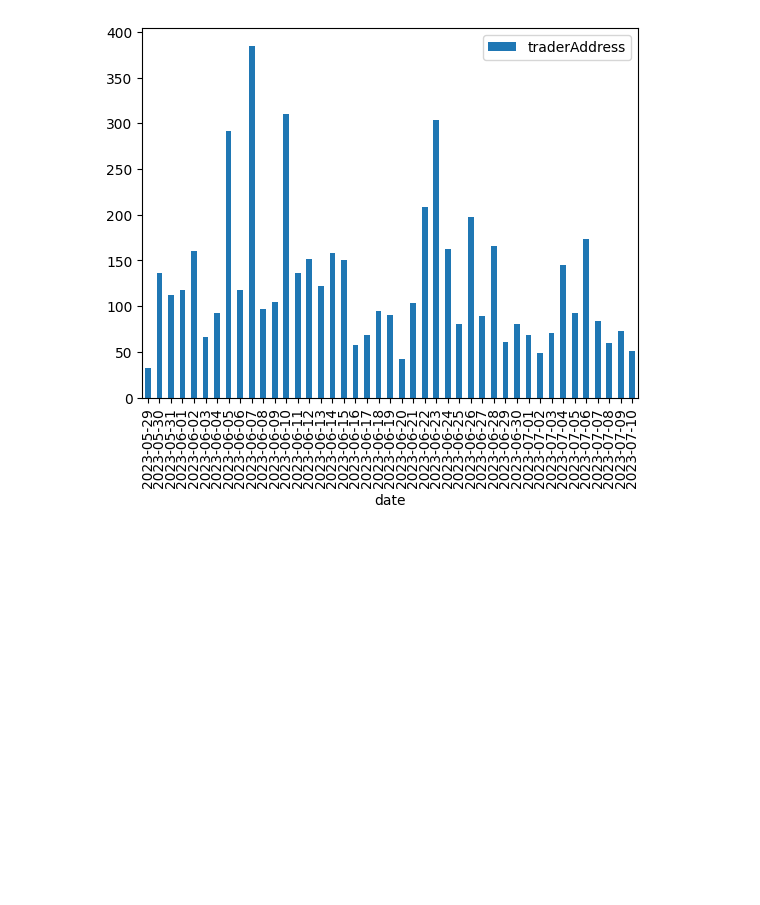
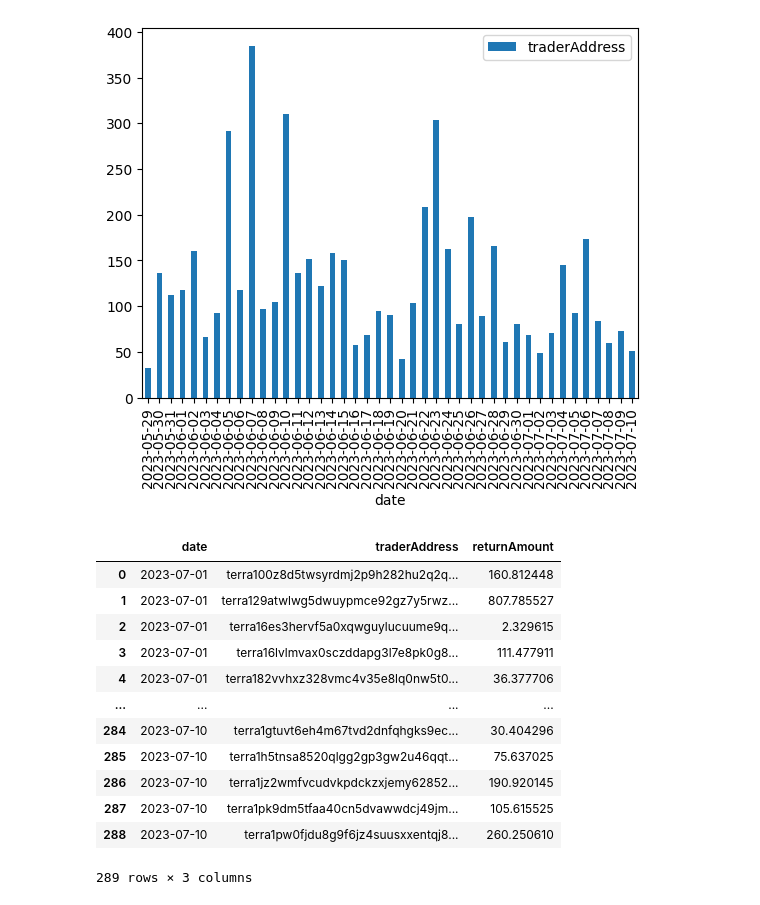
Before and after one commit to IncioMan/cosmos-activities-dashboard, a Jupyter notebook: python/astro_crawler.ipynb, the cells around one changed output. Saved outputs shown, nothing was run; the diff lists cells and outputs as text; code cells hidden in the pictures; blank space fills up the shorter version.

```diff
--- a/python/astro_crawler.ipynb
+++ b/python/astro_crawler.ipynb
@@ -182,3 +182,20 @@ astro_sell[['date','traderAddress']].groupby('date').count().plot(kind='bar')
 # %% [output]
 <Axes: xlabel='date'>
 [figure]
+# %%
+ttt = astro_sell[astro_sell.date >= '2023-07-01'][['traderAddress','returnAmount','date']].groupby(['date','traderAddress']).sum().reset_index()
+ttt
+# %% [output]
+|  | date | traderAddress | returnAmount |
+| 0 | 2023-07-01 | terra100z8d5twsyrdmj2p9h282hu2q2q... | 160.812448 |
+| 1 | 2023-07-01 | terra129atwlwg5dwuypmce92gz7y5rwz... | 807.785527 |
+| 2 | 2023-07-01 | terra16es3hervf5a0xqwguylucuume9q... | 2.329615 |
+| 3 | 2023-07-01 | terra16lvlmvax0sczddapg3l7e8pk0g8... | 111.477911 |
+| 4 | 2023-07-01 | terra182vvhxz328vmc4v35e8lq0nw5t0... | 36.377706 |
+| ... | ... | ... | ... |
+| 284 | 2023-07-10 | terra1gtuvt6eh4m67tvd2dnfqhgks9ec... | 30.404296 |
+| 285 | 2023-07-10 | terra1h5tnsa8520qlgg2gp3gw2u46qqt... | 75.637025 |
+| 286 | 2023-07-10 | terra1jz2wmfvcudvkpdckzxjemy62852... | 190.920145 |
+| 287 | 2023-07-10 | terra1pk9dm5tfaa40cn5dvawwdcj49jm... | 105.615525 |
+| 288 | 2023-07-10 | terra1pw0fjdu8g9f6jz4suusxxentqj8... | 260.250610 |
+289 rows × 3 columns
```
Also changed, not shown: parts of 3 cells of this notebook, 7 other files.
